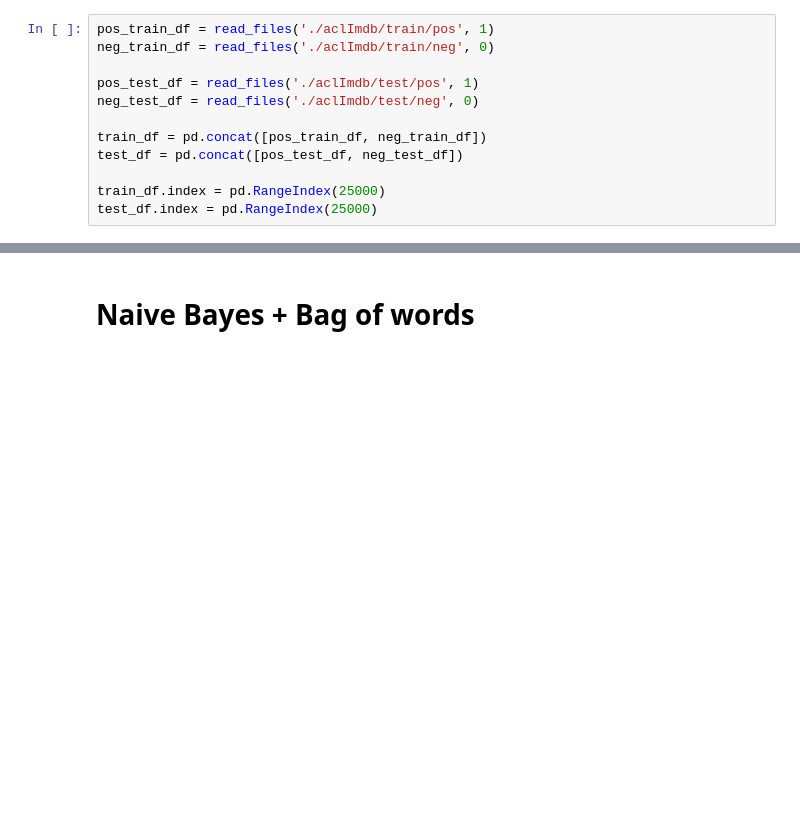
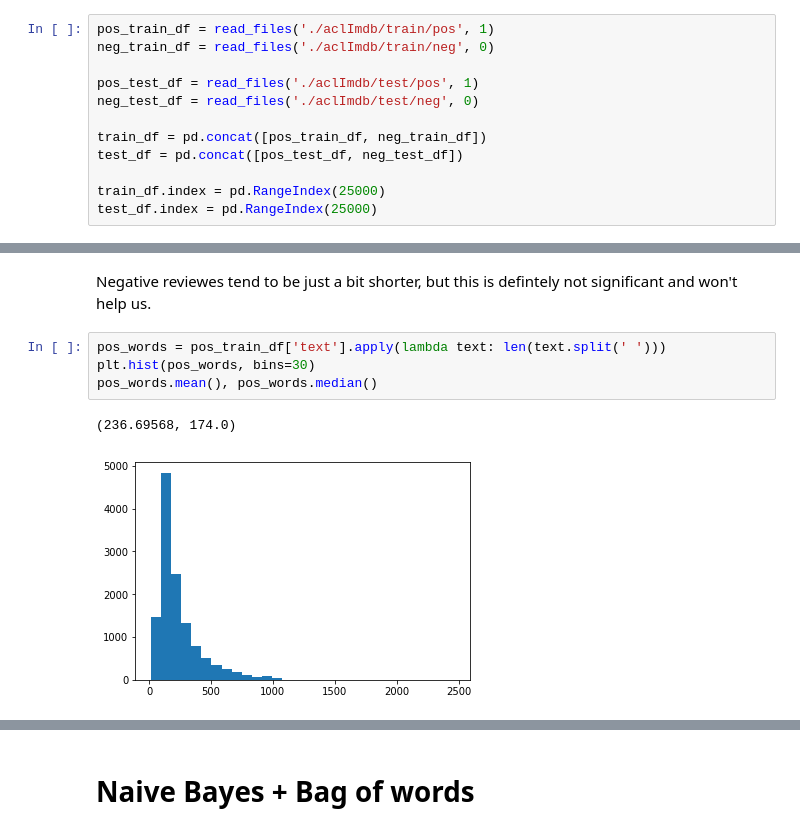
Before and after one commit to Goopard/DS-Homeworks, a Jupyter notebook: HW4.ipynb, the cells around one changed output, grey strips where cells are left out. Drawn from its saved outputs; the diff is of its cells as text; blank space fills up the shorter version.

```diff
--- a/HW4.ipynb
+++ b/HW4.ipynb
@@ -63,0 +70,9 @@ def apply_bag_of_words(train, test, max_features=500):
+# %% [markdown]
+Negative reviewes tend to be just a bit shorter, but this is defintely not significant and won't help us.
+# %%
+pos_words = pos_train_df['text'].apply(lambda text: len(text.split(' ')))
+plt.hist(pos_words, bins=30)
+pos_words.mean(), pos_words.median()
+# %% [output]
+(236.69568, 174.0)
+[figure, added]
```
Also changed, not shown: parts of 51 cells of this notebook.
